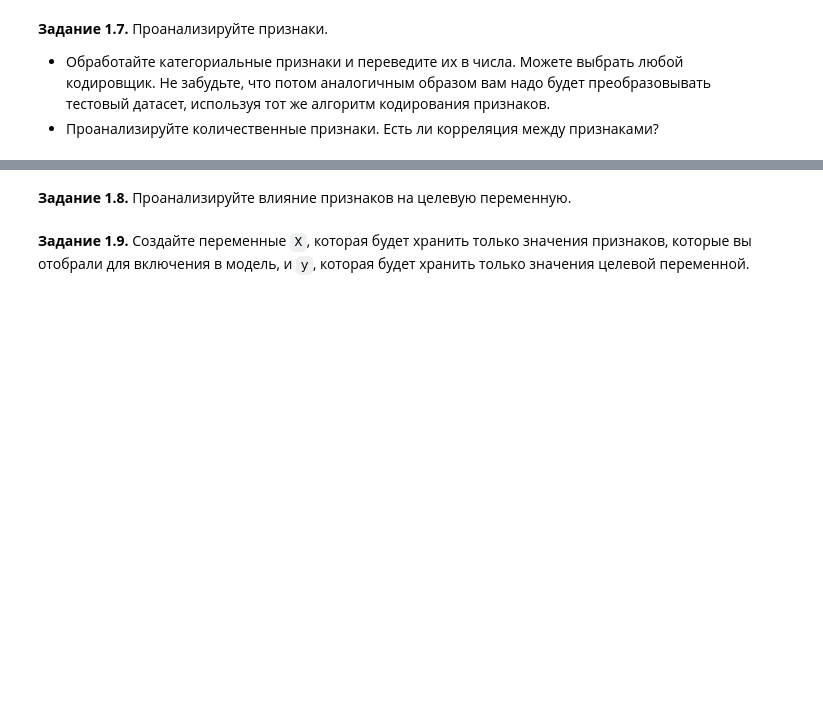
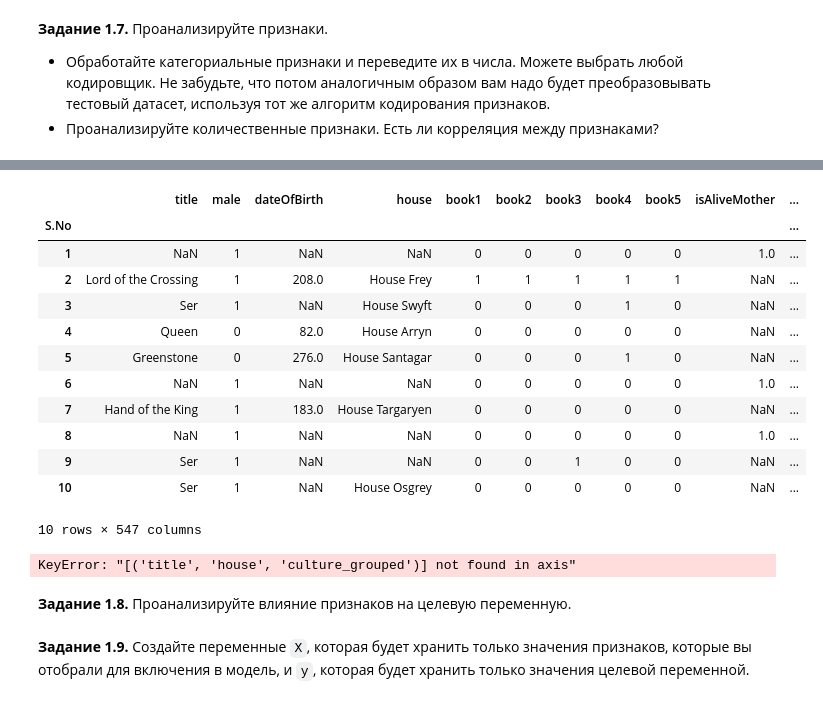
Before and after one commit to Aqity/deep_learning_school_autumn_2026, a Jupyter notebook: hw_1_game_of_thrones_main.ipynb, the cells around one changed output, grey strips where cells are left out. Drawn from its saved outputs; the diff is of its cells as text; code cells hidden in the pictures; blank space fills up the shorter version.

```diff
--- a/hw_1_game_of_thrones_main.ipynb
+++ b/hw_1_game_of_thrones_main.ipynb
@@ -661,0 +690,7 @@ data.describe(include = ['float64']).T[['count', 'min', 'max']].assign(N_unique_
+# %%
+last_decoder = ['title', 'house', 'culture_grouped']
+# %%
+encoder = OneHotEncoder(sparse_output=False)
+one_hot_encoded = encoder.fit_transform(data[last_decoder])
+one_hot_data = pd.DataFrame(one_hot_encoded, columns=encoder.get_feature_names_out(last_decoder), index=data.index)
+one_hot_data
@@ -662,3 +728,25 @@ data.describe(include = ['float64']).T[['count', 'min', 'max']].assign(N_unique_
+# %%
+data[one_hot_data.columns] = one_hot_data
+# %%
+data.head(10)
+# %% [output]
+|  | title | male | dateOfBirth | house | book1 | book2 | book3 | book4 | book5 | isAliveMother | ... |
+| S.No |  |  |  |  |  |  |  |  |  |  | ... |
+| 1 | NaN | 1 | NaN | NaN | 0 | 0 | 0 | 0 | 0 | 1.0 | ... |
+| 2 | Lord of the Crossing | 1 | 208.0 | House Frey | 1 | 1 | 1 | 1 | 1 | NaN | ... |
+| 3 | Ser | 1 | NaN | House Swyft | 0 | 0 | 0 | 1 | 0 | NaN | ... |
+| 4 | Queen | 0 | 82.0 | House Arryn | 0 | 0 | 0 | 0 | 0 | NaN | ... |
+| 5 | Greenstone | 0 | 276.0 | House Santagar | 0 | 0 | 0 | 1 | 0 | NaN | ... |
+| 6 | NaN | 1 | NaN | NaN | 0 | 0 | 0 | 0 | 0 | 1.0 | ... |
+| 7 | Hand of the King | 1 | 183.0 | House Targaryen | 0 | 0 | 0 | 0 | 0 | NaN | ... |
+| 8 | NaN | 1 | NaN | NaN | 0 | 0 | 0 | 0 | 0 | 1.0 | ... |
+| 9 | Ser | 1 | NaN | NaN | 0 | 0 | 1 | 0 | 0 | NaN | ... |
+| 10 | Ser | 1 | NaN | House Osgrey | 0 | 0 | 0 | 0 | 0 | NaN | ... |
+10 rows × 547 columns
+# %%
+data = data.drop(columns = [last_decoder])
+# %% [output]
+KeyError: "[('title', 'house', 'culture_grouped')] not found in axis"
 # %% [markdown]
 **Задание 1.8.** Проанализируйте влияние признаков на целевую переменную.
 # %%
```
Also changed, not shown: parts of 7 cells of this notebook.
